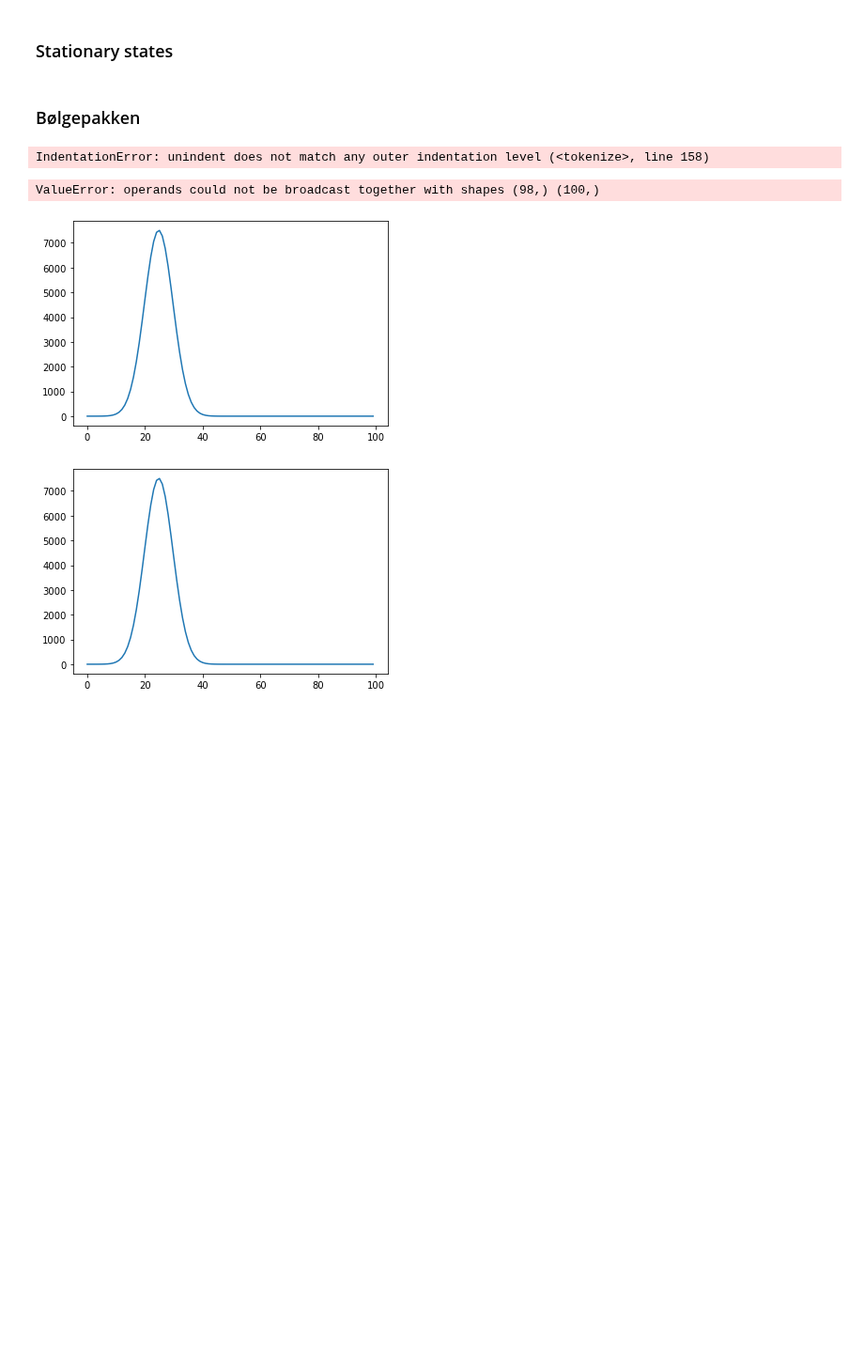
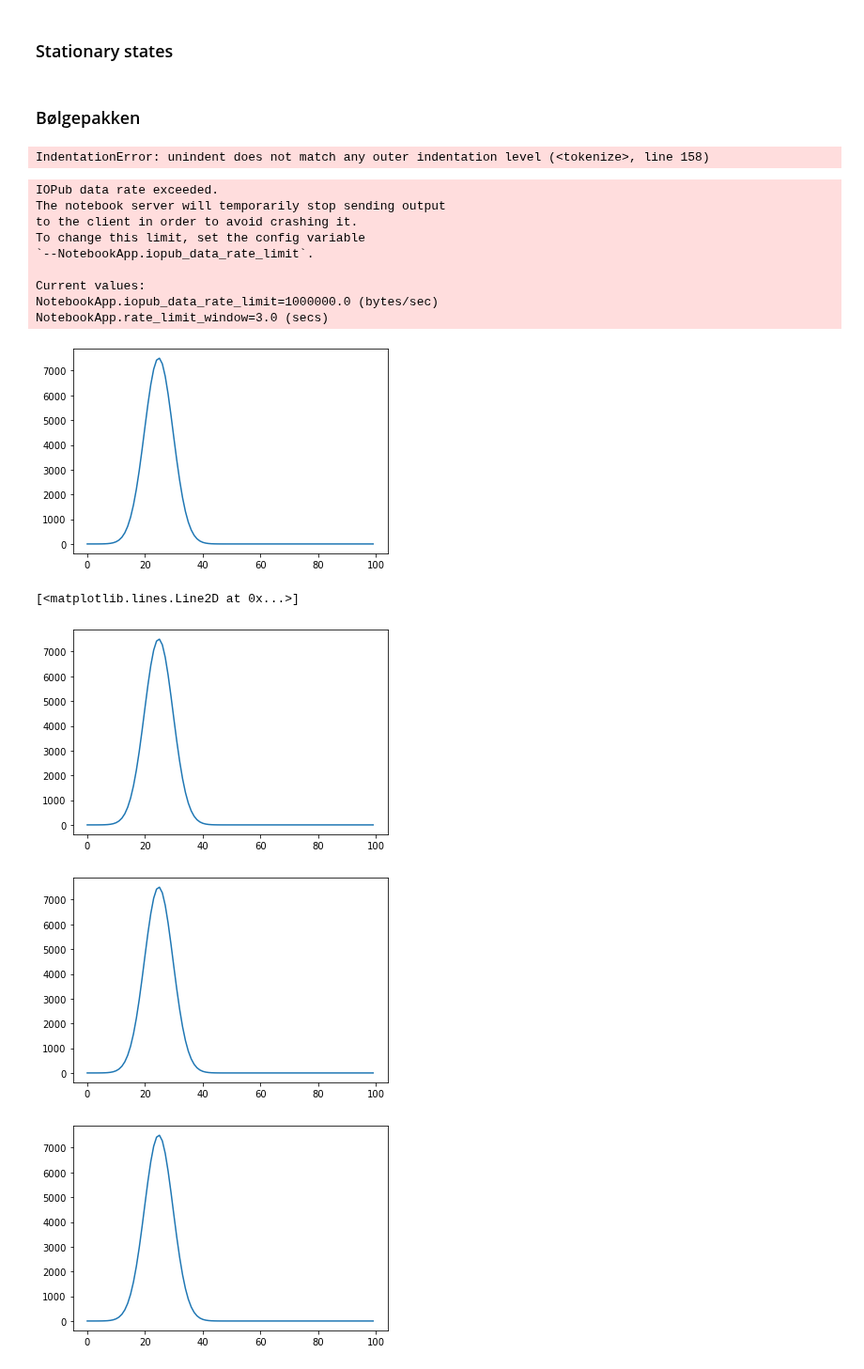
Before and after one commit to astridmo/Fys245-Quantum-physics, a Jupyter notebook: oblig/ObligFys245.ipynb, the cells around one changed output. Shown at 94% size. Saved outputs shown, nothing was run; the diff lists cells and outputs as text; code cells hidden in the pictures; blank space fills up the shorter version.

```diff
--- a/oblig/ObligFys245.ipynb
+++ b/oblig/ObligFys245.ipynb
@@ -471,13 +471,16 @@ def f(Phi_forrige_tidssteg, x):
 
     #pluss_dx = np.append(Phi_forrige_tidssteg[1:], [0])
     #minus_dx = np.append([0], Phi_forrige_tidssteg[:-1])
+
+    # Regn ut den dobbeltderiverte kun for godkjente verdier
     pluss_dx = Phi_forrige_tidssteg[2:]
     minus_dx = Phi_forrige_tidssteg[:-2]
-
     scnd_d_x = pluss_dx - 2*Phi_forrige_tidssteg[1:-1] + minus_dx / dx**2  # Den andre deriverte av ksi mhp x
 
-
-    Phi = Phi_forrige_tidssteg + dt/(1j*h_bar) * ((-h_bar**2 * scnd_d_x/2*m) + Phi_forrige_tidssteg * V(x))
+    # Fjern de ytterste verdiene og sett de til null
+    Phi = Phi_forrige_tidssteg[1:-1] + dt/(1j*h_bar) * ((-h_bar**2 * scnd_d_x/2*m) + Phi_forrige_tidssteg[1:-1] * V(x)[1:-1])
+    Phi = np.append(Phi, 0)
+    Phi = np.insert(Phi, 0, 0, axis=0)
 
     return  Phi
 
@@ -487,34 +490,45 @@ def ksi(x, x0):
     Den stasjonære bølgepakken (tidsavhengig)
 
     Inputs
     ------
     x - nparray
         Posisjonen til bølgepakken (?)
 
     x0 - float
         Startpunktet for posisjonen til bølgepakken
 
     Returns
     -------
     float
         stasjonær bølgepakke
     """
     k = np.sqrt(2*m*E) / h_bar
     return (1 / (np.pi**(1/4) * np.sqrt(sigma))) * np.exp(-((x-x0)**2 / (2*sigma**2))) * np.exp(1j*k*(x-x0))
 
 
 
 x = np.linspace(0, L, 100)
 t = 1 * 1e-3
 hei = Phi_neste_tidssteg(x, x0, t, dt, dx)
 print(hei)
 print(hei[0])
 print(hei[999])
 plt.plot(hei[0]) # plotter bølgefunksjonen ved t = 0
 plt.show()
 plt.plot(hei[10])
 # %% [output]
-ValueError: operands could not be broadcast together with shapes (98,) (100,)
+IOPub data rate exceeded.
+The notebook server will temporarily stop sending output
+to the client in order to avoid crashing it.
+To change this limit, set the config variable
+`--NotebookApp.iopub_data_rate_limit`.
+
+Current values:
+NotebookApp.iopub_data_rate_limit=1000000.0 (bytes/sec)
+NotebookApp.rate_limit_window=3.0 (secs)
+[figure, added]
+[<matplotlib.lines.Line2D at 0x...>]
+[figure, added]
 # %%
 def plot_ksi(t):
     """
```
